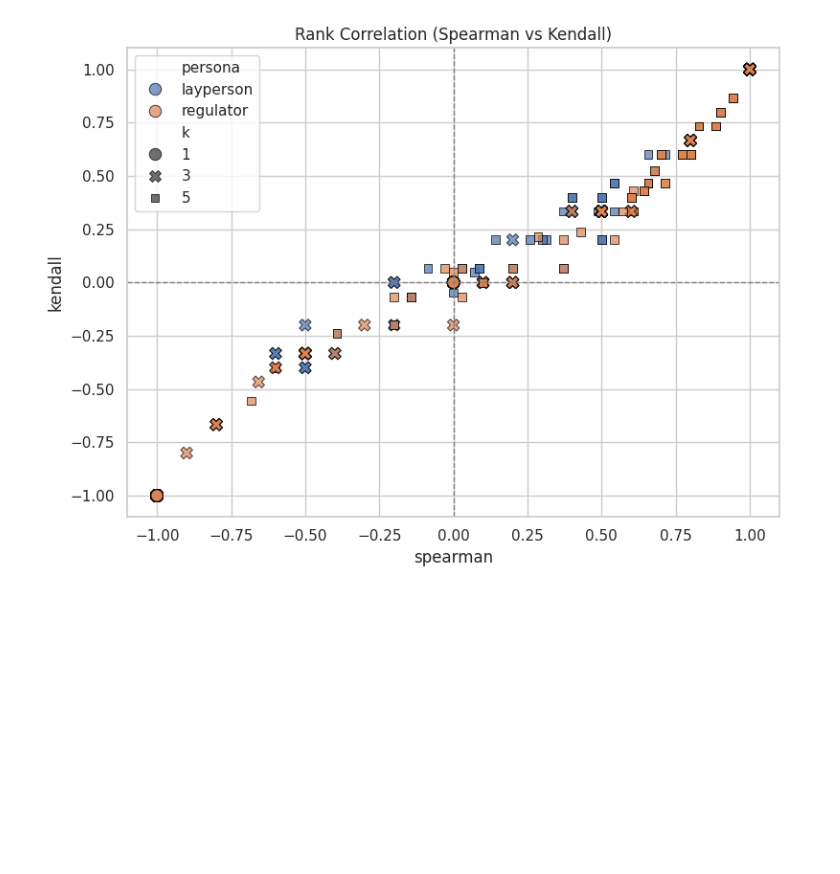
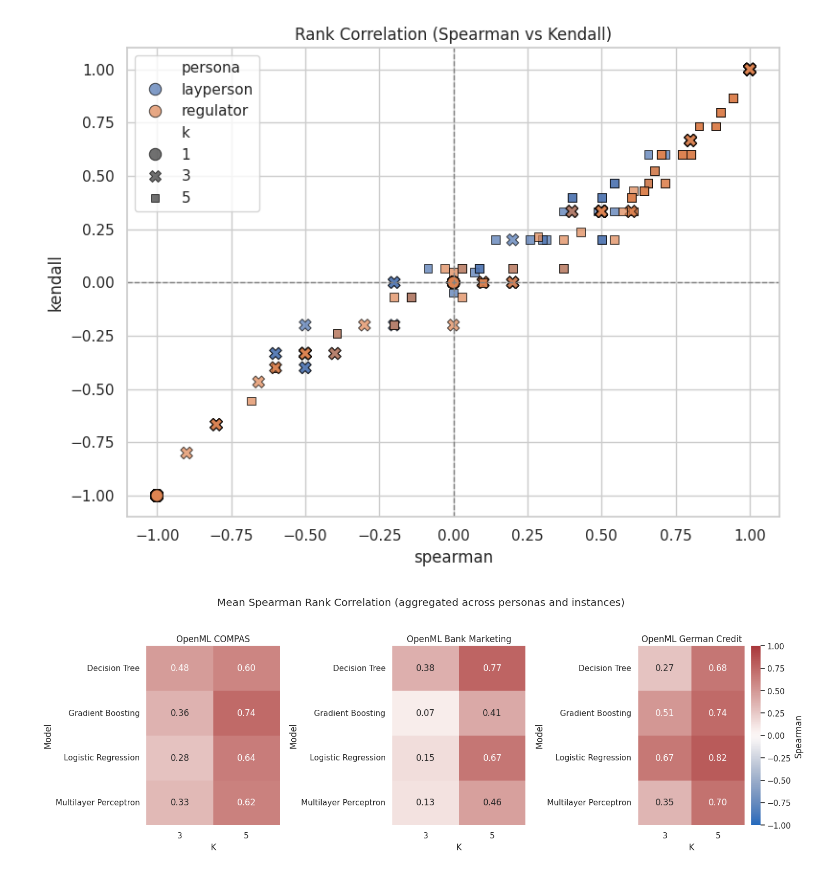
Before and after one commit to kellemNegasi/perso-xai, a Jupyter notebook: src/preference_learning/report_visualization.ipynb, the cells around one changed output. Drawn from its saved outputs; the diff is of its cells as text; code cells hidden in the pictures; blank space fills up the shorter version.

Commit message:
updated plotting code

```diff
--- a/src/preference_learning/report_visualization.ipynb
+++ b/src/preference_learning/report_visualization.ipynb
@@ -165,3 +165,98 @@ plt.tight_layout()
 plt.show()
 # %% [output]
 [figure]
+# %%
+DATASET_LABELS = {
+    'open_compas': 'OpenML COMPAS',
+    'openml_bank_marketing': 'OpenML Bank Marketing',
+    'openml_german_credit': 'OpenML German Credit',
+}
+MODEL_LABELS = {
+    'decision_tree': 'Decision Tree',
+    'gradient_boosting': 'Gradient Boosting',
+    'logistic_regression': 'Logistic Regression',
+    'mlp_classifier': 'Multilayer Perceptron',
+}
+K_VALUES = [3, 5]
+
+def _format_label(name: str) -> str:
+    return name.replace('_', ' ').title() if isinstance(name, str) else 'Unknown'
+
+spearman_heatmap_df = (
+    metrics_df[metrics_df['k'].isin(K_VALUES)]
+    .groupby(['dataset', 'model', 'k'])['spearman']
+    .mean()
+    .reset_index()
+)
+
+spearman_heatmap_df['dataset_label'] = (
+    spearman_heatmap_df['dataset']
+    .map(DATASET_LABELS)
+    .fillna(spearman_heatmap_df['dataset'].apply(_format_label))
+)
+
+spearman_heatmap_df['model_label'] = (
+    spearman_heatmap_df['model']
+    .map(MODEL_LABELS)
+    .fillna(spearman_heatmap_df['model'].apply(_format_label))
+)
+
+datasets_to_plot = ['open_compas', 'openml_bank_marketing', 'openml_german_credit']
+
+plot_payloads = []
+max_rows = 0
+for dataset_key in datasets_to_plot:
+    dataset_subset = spearman_heatmap_df[spearman_heatmap_df['dataset'] == dataset_key].copy()
+    if dataset_subset.empty:
+        continue
+
+    dataset_label = dataset_subset['dataset_label'].iloc[0]
+    present_models = set(dataset_subset['model'])
+    model_order = [
+        MODEL_LABELS.get(model_key, _format_label(model_key))
+        for model_key in MODEL_LABELS
+        if model_key in present_models
+    ]
+    if not model_order:
+        model_order = dataset_subset['model_label'].drop_duplicates().tolist()
+
+    pivot_table = (
+        dataset_subset
+        .pivot(index='model_label', columns='k', values='spearman')
+        .reindex(model_order)
+        .reindex(columns=K_VALUES)
+    )
+    if pivot_table.empty:
+        continue
+
+    plot_payloads.append((dataset_label, pivot_table))
+    max_rows = max(max_rows, len(pivot_table))
+
+if plot_payloads:
+    fig_width = max(5 * len(plot_payloads), 6)
+    fig_height = max(0.8 * max_rows + 2, 4)
+    fig, axes = plt.subplots(1, len(plot_payloads), figsize=(fig_width, fig_height), squeeze=False)
+    axes_iter = axes.flatten()
+    for idx, (dataset_label, pivot_table) in enumerate(plot_payloads):
+        sns.heatmap(
+            pivot_table,
+            annot=True,
+            fmt='.2f',
+            cmap='vlag',
+            vmin=-1,
+            vmax=1,
+            ax=axes_iter[idx],
+            cbar=idx == len(plot_payloads) - 1,
+            cbar_kws={'label': 'Spearman'} if idx == len(plot_payloads) - 1 else None,
+        )
+        axes_iter[idx].set_title(dataset_label)
+        axes_iter[idx].set_xlabel('K')
+        axes_iter[idx].set_ylabel('Model')
+
+    fig.suptitle('Mean Spearman Rank Correlation (aggregated across personas and instances)')
+    fig.tight_layout(rect=[0, 0, 1, 0.95])
+    plt.show()
+else:
+    print('No Spearman data available for the selected datasets.')
+# %% [output]
+[figure, added]
```
